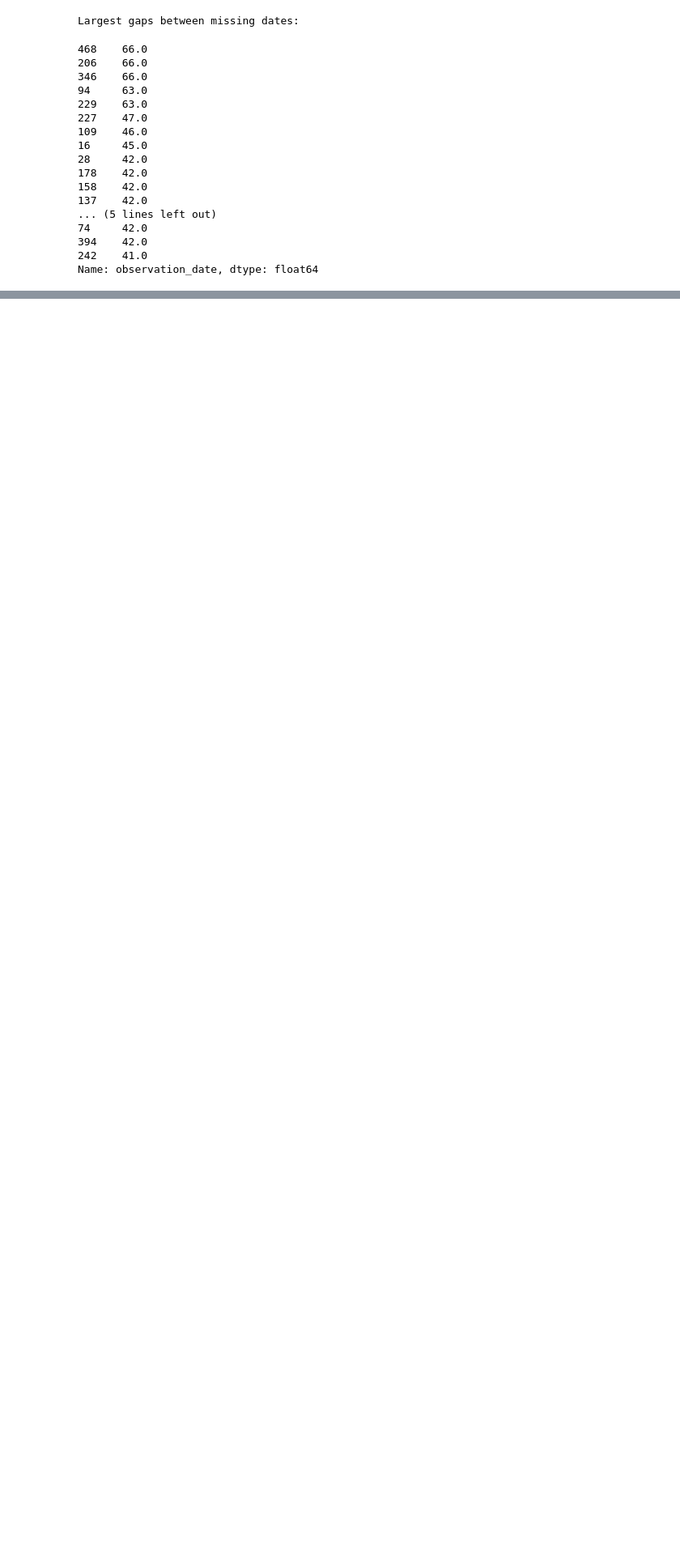
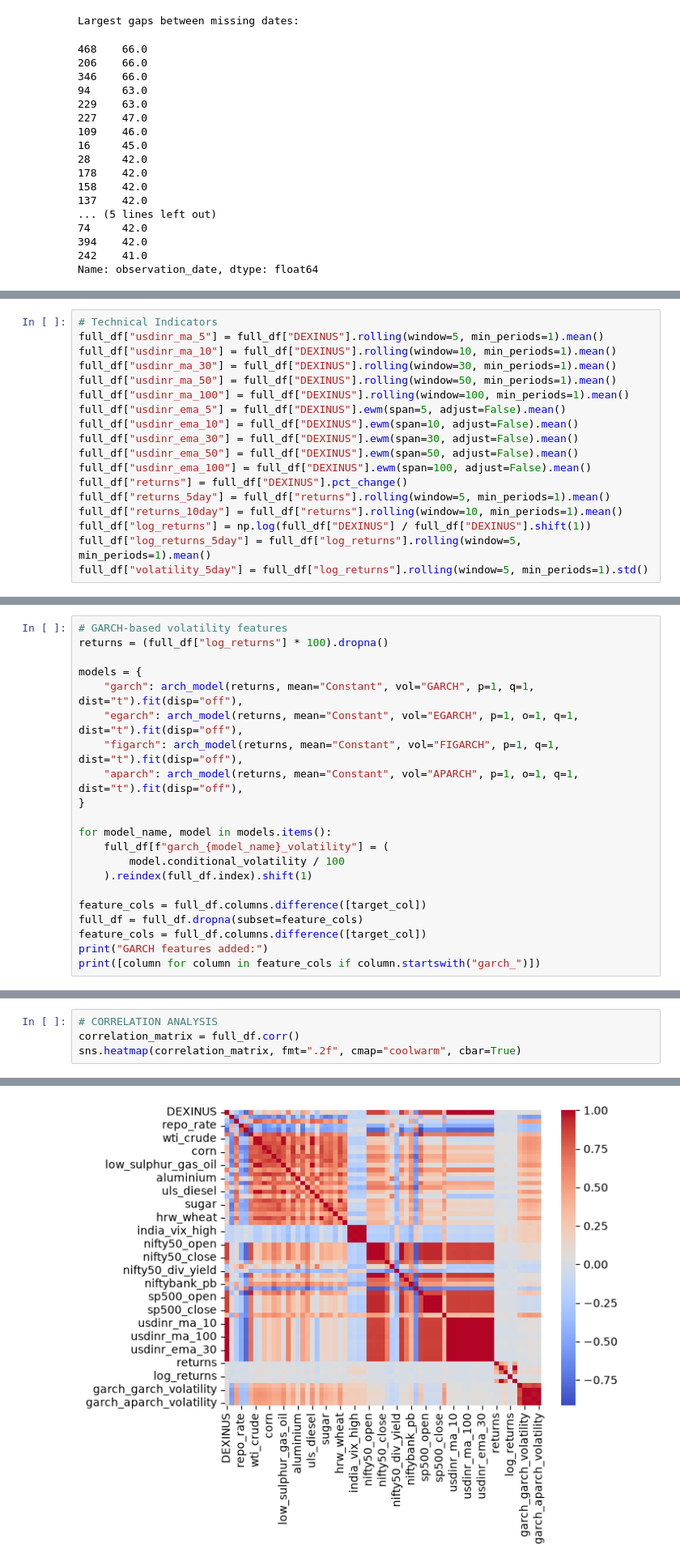
Before and after one commit to Princekumarofficial/potential-octo-sniffle, a Jupyter notebook: deep_learning.ipynb, the cells around one changed output, grey strips where cells are left out. Shown at 81% size. Drawn from its saved outputs; the diff is of its cells as text; blank space fills up the shorter version.

Commit message:
new work on deep learning models

```diff
--- a/deep_learning.ipynb
+++ b/deep_learning.ipynb
@@ -436,0 +424,18 @@ Name: observation_date, dtype: float64
+# %%
+# Technical Indicators
+full_df["usdinr_ma_5"] = full_df["DEXINUS"].rolling(window=5, min_periods=1).mean()
+full_df["usdinr_ma_10"] = full_df["DEXINUS"].rolling(window=10, min_periods=1).mean()
+full_df["usdinr_ma_30"] = full_df["DEXINUS"].rolling(window=30, min_periods=1).mean()
+full_df["usdinr_ma_50"] = full_df["DEXINUS"].rolling(window=50, min_periods=1).mean()
+full_df["usdinr_ma_100"] = full_df["DEXINUS"].rolling(window=100, min_periods=1).mean()
+full_df["usdinr_ema_5"] = full_df["DEXINUS"].ewm(span=5, adjust=False).mean()
+full_df["usdinr_ema_10"] = full_df["DEXINUS"].ewm(span=10, adjust=False).mean()
+full_df["usdinr_ema_30"] = full_df["DEXINUS"].ewm(span=30, adjust=False).mean()
+full_df["usdinr_ema_50"] = full_df["DEXINUS"].ewm(span=50, adjust=False).mean()
+full_df["usdinr_ema_100"] = full_df["DEXINUS"].ewm(span=100, adjust=False).mean()
+full_df["returns"] = full_df["DEXINUS"].pct_change()
+full_df["returns_5day"] = full_df["returns"].rolling(window=5, min_periods=1).mean()
+full_df["returns_10day"] = full_df["returns"].rolling(window=10, min_periods=1).mean()
+full_df["log_returns"] = np.log(full_df["DEXINUS"] / full_df["DEXINUS"].shift(1))
+full_df["log_returns_5day"] = full_df["log_returns"].rolling(window=5, min_periods=1).mean()
+full_df["volatility_5day"] = full_df["log_returns"].rolling(window=5, min_periods=1).std()
@@ -436,0 +515,21 @@ Name: observation_date, dtype: float64
+# %%
+# GARCH-based volatility features
+returns = (full_df["log_returns"] * 100).dropna()
+
+models = {
+    "garch": arch_model(returns, mean="Constant", vol="GARCH", p=1, q=1, dist="t").fit(disp="off"),
+    "egarch": arch_model(returns, mean="Constant", vol="EGARCH", p=1, o=1, q=1, dist="t").fit(disp="off"),
+    "figarch": arch_model(returns, mean="Constant", vol="FIGARCH", p=1, q=1, dist="t").fit(disp="off"),
+    "aparch": arch_model(returns, mean="Constant", vol="APARCH", p=1, o=1, q=1, dist="t").fit(disp="off"),
+}
+
+for model_name, model in models.items():
+    full_df[f"garch_{model_name}_volatility"] = (
+        model.conditional_volatility / 100
+    ).reindex(full_df.index).shift(1)
+
+feature_cols = full_df.columns.difference([target_col])
+full_df = full_df.dropna(subset=feature_cols)
+feature_cols = full_df.columns.difference([target_col])
+print("GARCH features added:")
+print([column for column in feature_cols if column.startswith("garch_")])
@@ -436,0 +541,5 @@ Name: observation_date, dtype: float64
+# %%
+# CORRELATION ANALYSIS
+correlation_matrix = full_df.corr()
+sns.heatmap(correlation_matrix, fmt=".2f", cmap="coolwarm", cbar=True)
+# %% [output]
@@ -436,0 +547 @@ Name: observation_date, dtype: float64
+[figure, added]
```
Also changed, not shown: parts of 27 cells of this notebook, 2 other files.
